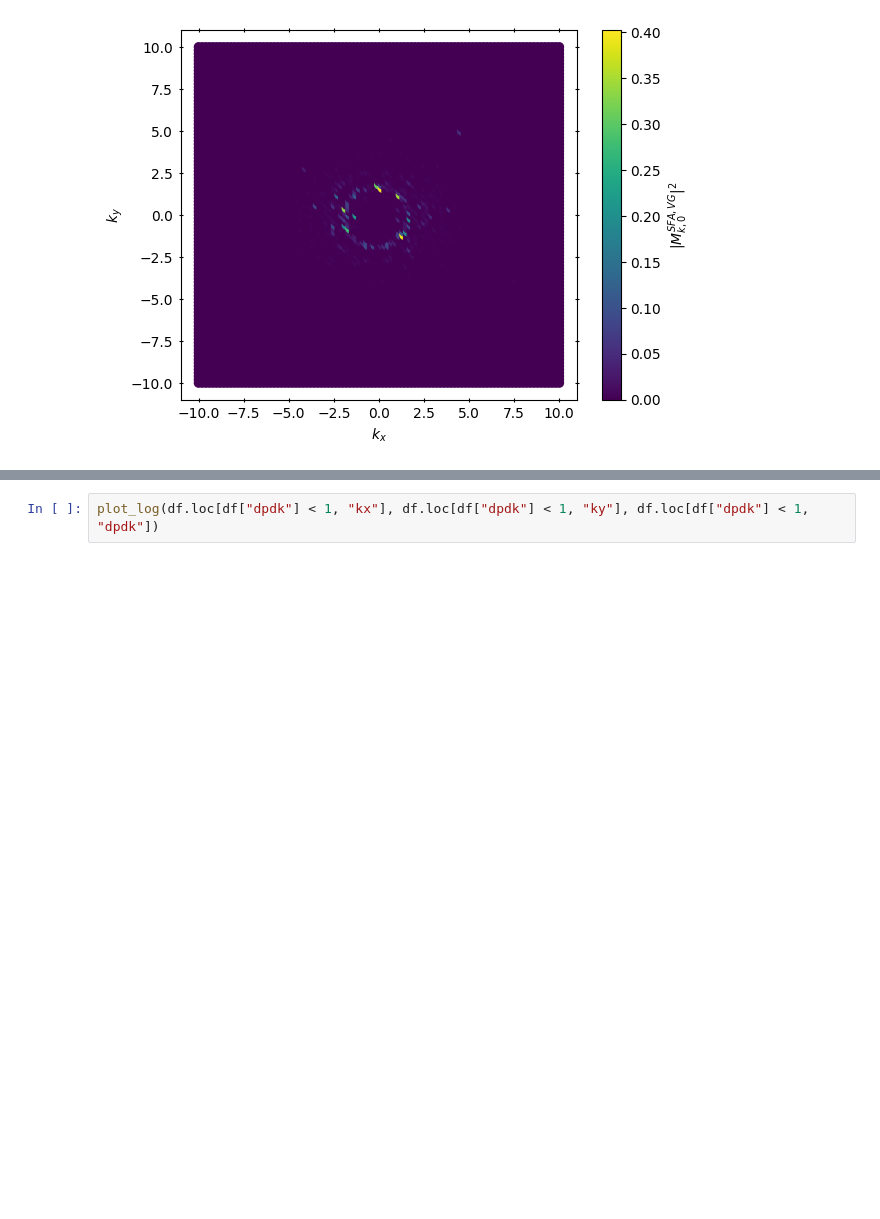
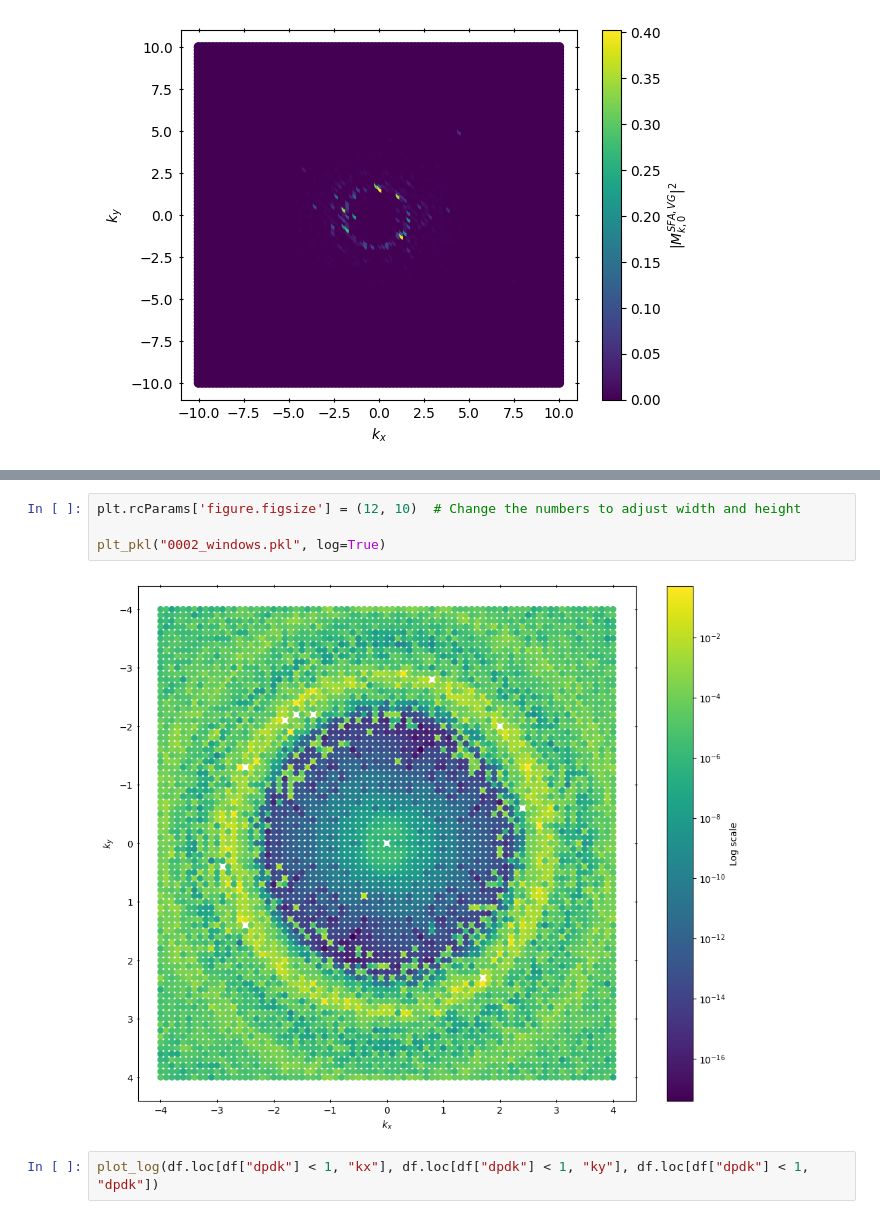
Before and after one commit to sewerininc/poetry_envs, a Jupyter notebook: ultrafast_science/Sidste_afl2_mac_doku.ipynb, the cells around one changed output, grey strips where cells are left out. Drawn from its saved outputs; the diff is of its cells as text; blank space fills up the shorter version.

```diff
--- a/ultrafast_science/Sidste_afl2_mac_doku.ipynb
+++ b/ultrafast_science/Sidste_afl2_mac_doku.ipynb
@@ -313,3 +347,9 @@ plot(df.loc[df["dpdk"] < max_val, "kx"],
+# %%
+plt.rcParams['figure.figsize'] = (12, 10)  # Change the numbers to adjust width and height
+
+plt_pkl("0002_windows.pkl", log=True)
+# %% [output]
+[figure, added]
 # %%
 plot_log(df.loc[df["dpdk"] < 1, "kx"], df.loc[df["dpdk"] < 1, "ky"], df.loc[df["dpdk"] < 1, "dpdk"])
 # %% [output]
```
Also changed, not shown: parts of 15 cells of this notebook.
